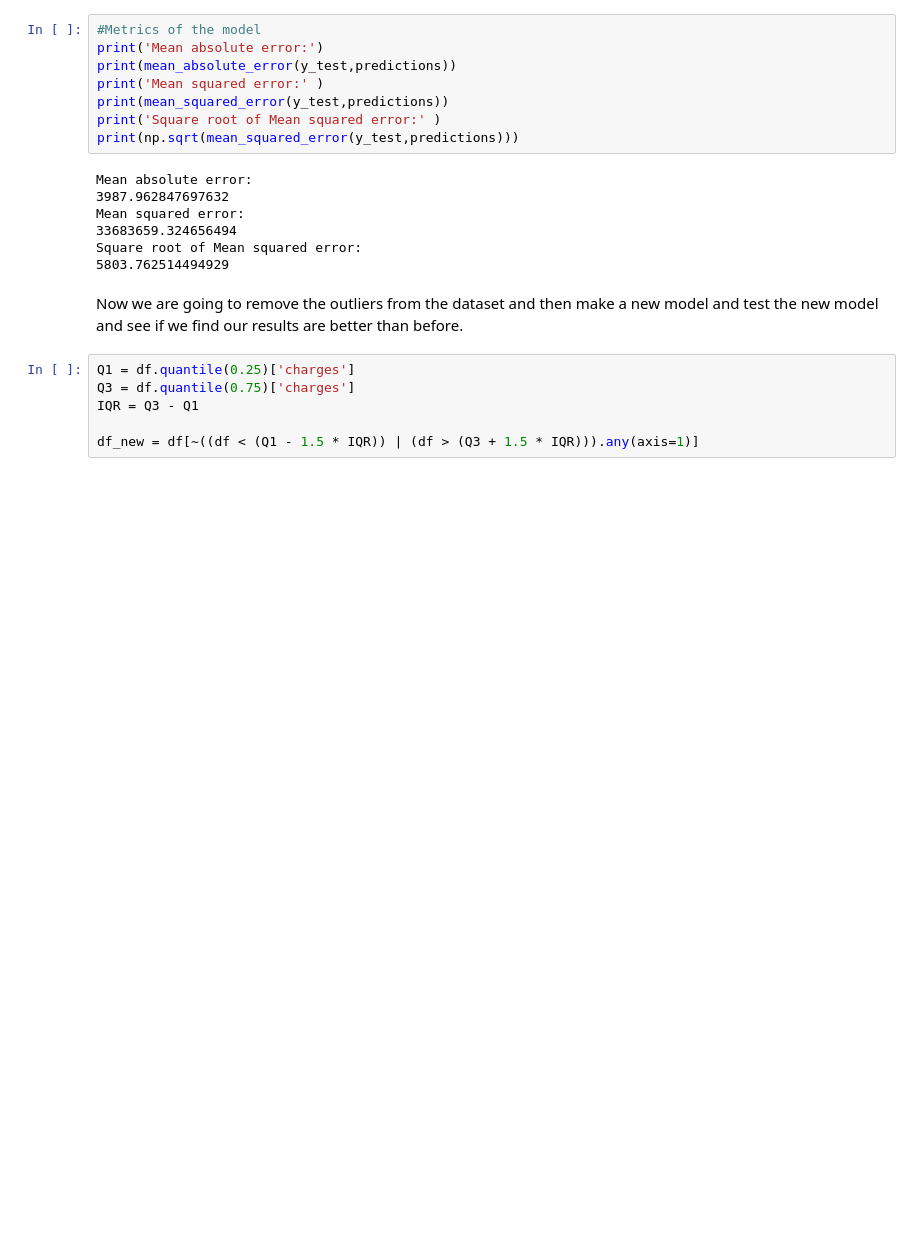
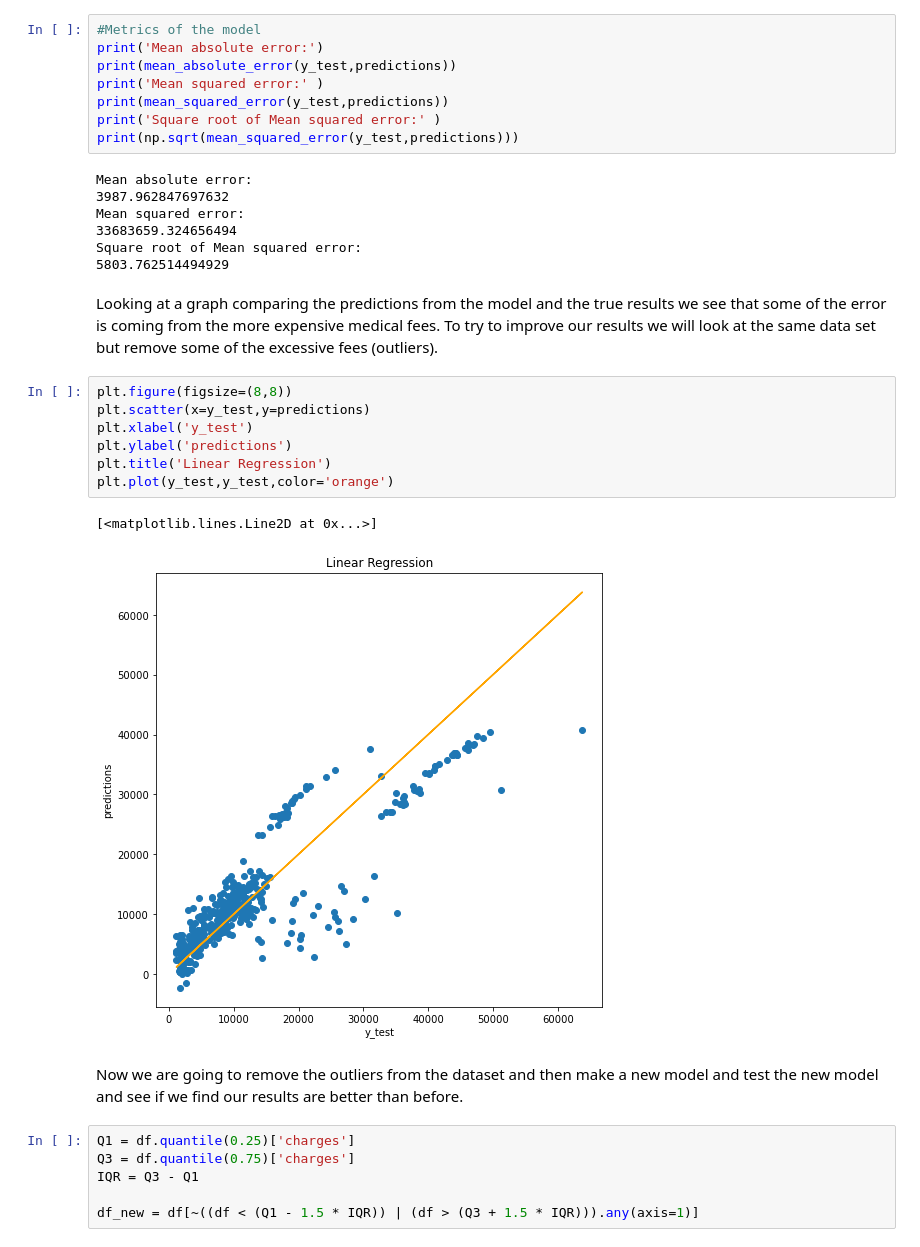
Before and after one commit to lcwhite29/Project-Regression, a Jupyter notebook: Medical_Costs_Regression.ipynb, the cells around one changed output. Saved outputs shown, nothing was run; the diff lists cells and outputs as text; blank space fills up the shorter version.

```diff
--- a/Medical_Costs_Regression.ipynb
+++ b/Medical_Costs_Regression.ipynb
@@ -180,6 +192,18 @@ Mean squared error:
 33683659.324656494
 Square root of Mean squared error:
 5803.762514494929
+# %% [markdown]
+Looking at a graph comparing the predictions from the model and the true results we see that some of the error is coming from the more expensive medical fees. To try to improve our results we will look at the same data set but remove some of the excessive fees (outliers).
+# %%
+plt.figure(figsize=(8,8))
+plt.scatter(x=y_test,y=predictions)
+plt.xlabel('y_test')
+plt.ylabel('predictions')
+plt.title('Linear Regression')
+plt.plot(y_test,y_test,color='orange')
+# %% [output]
+[<matplotlib.lines.Line2D at 0x...>]
+[figure, added]
 # %% [markdown]
 Now we are going to remove the outliers from the dataset and then make a new model and test the new model and see if we find our results are better than before.
 # %%
```
Also changed, not shown: parts of 33 cells of this notebook.
